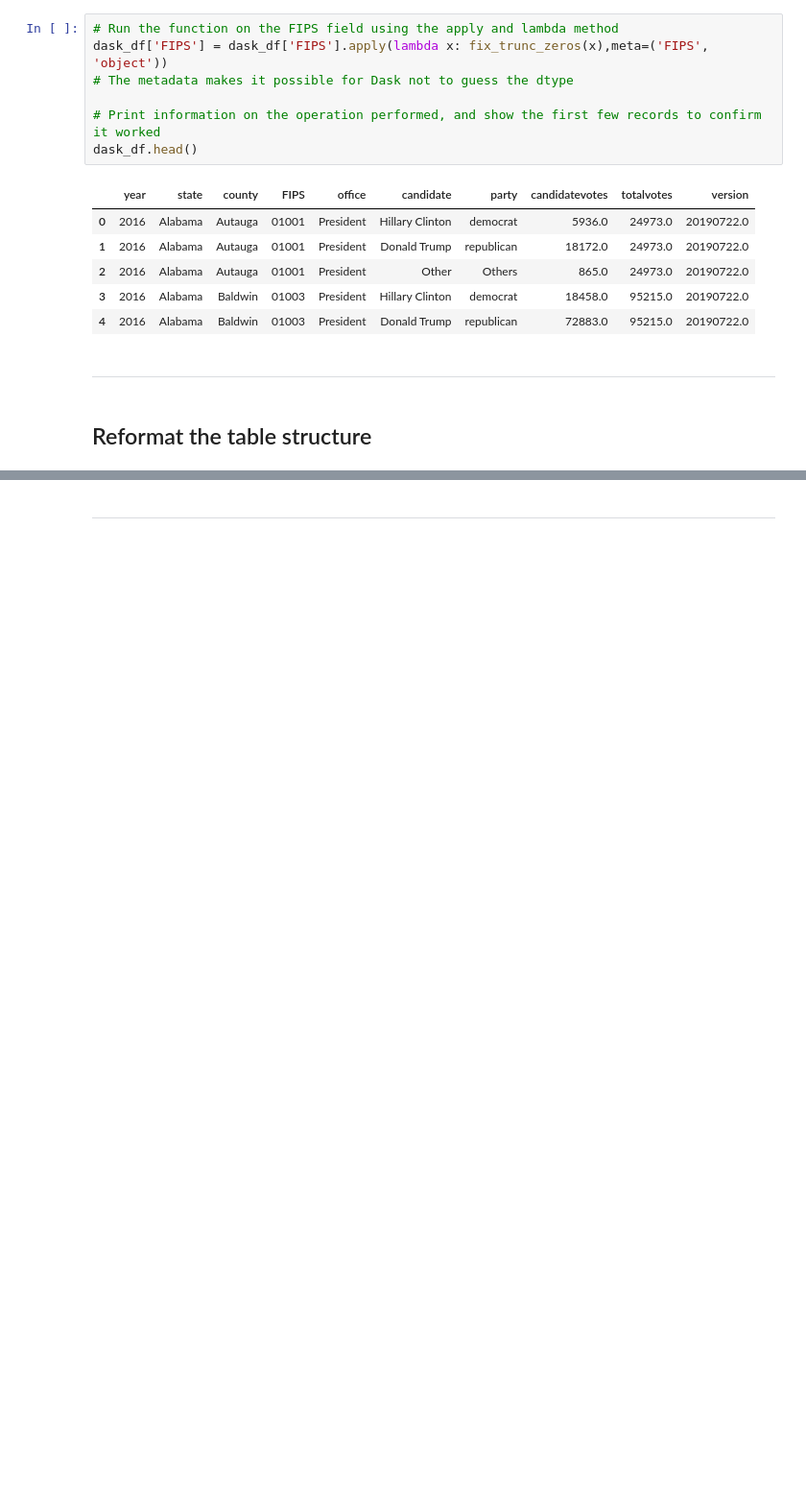
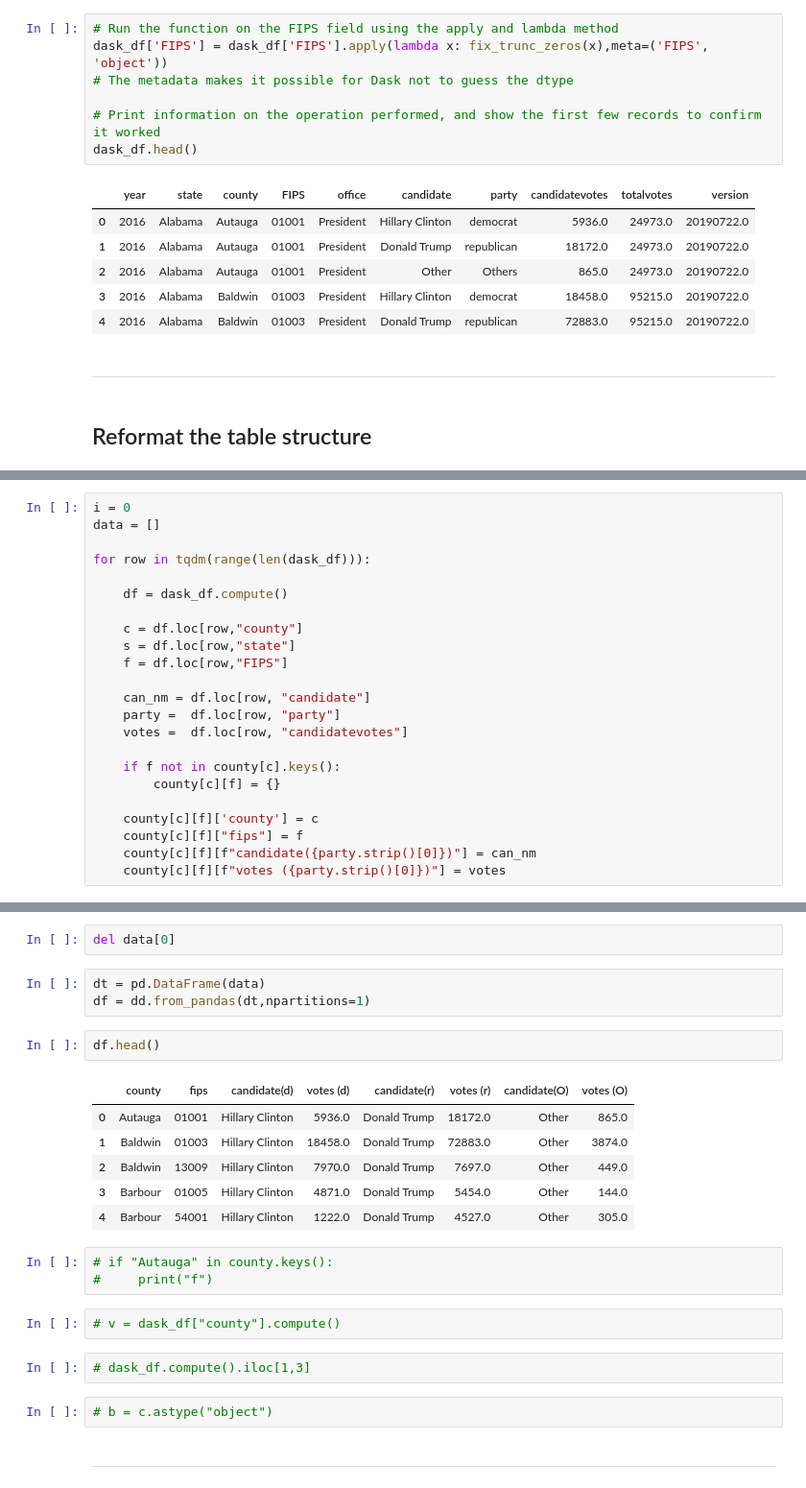
Before and after one commit to codebrain001/Spatial-Data-Engineering-using-Dask-in-ArcGIS-Pro, a Jupyter notebook: Dask.ipynb, the cells around one changed output, grey strips where cells are left out. Shown at 96% size. Cells and saved outputs as stored; diff of their text form; blank space fills up the shorter version.

```diff
--- a/Dask.ipynb
+++ b/Dask.ipynb
@@ -595,0 +258,23 @@ dask_df.head()
+# %%
+i = 0
+data = []
+
+for row in tqdm(range(len(dask_df))):
+
+    df = dask_df.compute()
+
+    c = df.loc[row,"county"]
+    s = df.loc[row,"state"]
+    f = df.loc[row,"FIPS"]
+
+    can_nm = df.loc[row, "candidate"]
+    party =  df.loc[row, "party"]
+    votes =  df.loc[row, "candidatevotes"]
+
+    if f not in county[c].keys():
+        county[c][f] = {}
+
+    county[c][f]['county'] = c
+    county[c][f]["fips"] = f
+    county[c][f][f"candidate({party.strip()[0]})"] = can_nm
+    county[c][f][f"votes ({party.strip()[0]})"] = votes
@@ -596,2 +298,25 @@ dask_df.head()
+# %%
+del data[0]
+# %%
+dt = pd.DataFrame(data)
+df = dd.from_pandas(dt,npartitions=1)
+# %%
+df.head()
+# %% [output]
+|  | county | fips | candidate(d) | votes (d) | candidate(r) | votes (r) | candidate(O) | votes (O) |
+| 0 | Autauga | 01001 | Hillary Clinton | 5936.0 | Donald Trump | 18172.0 | Other | 865.0 |
+| 1 | Baldwin | 01003 | Hillary Clinton | 18458.0 | Donald Trump | 72883.0 | Other | 3874.0 |
+| 2 | Baldwin | 13009 | Hillary Clinton | 7970.0 | Donald Trump | 7697.0 | Other | 449.0 |
+| 3 | Barbour | 01005 | Hillary Clinton | 4871.0 | Donald Trump | 5454.0 | Other | 144.0 |
+| 4 | Barbour | 54001 | Hillary Clinton | 1222.0 | Donald Trump | 4527.0 | Other | 305.0 |
+# %%
+# if "Autauga" in county.keys():
+#     print("f")
+# %%
+# v = dask_df["county"].compute()
+# %%
+# dask_df.compute().iloc[1,3]
+# %%
+# b = c.astype("object")
 # %% [markdown]
 ***
```
Also changed, not shown: parts of 68 cells of this notebook, 1 other file.
